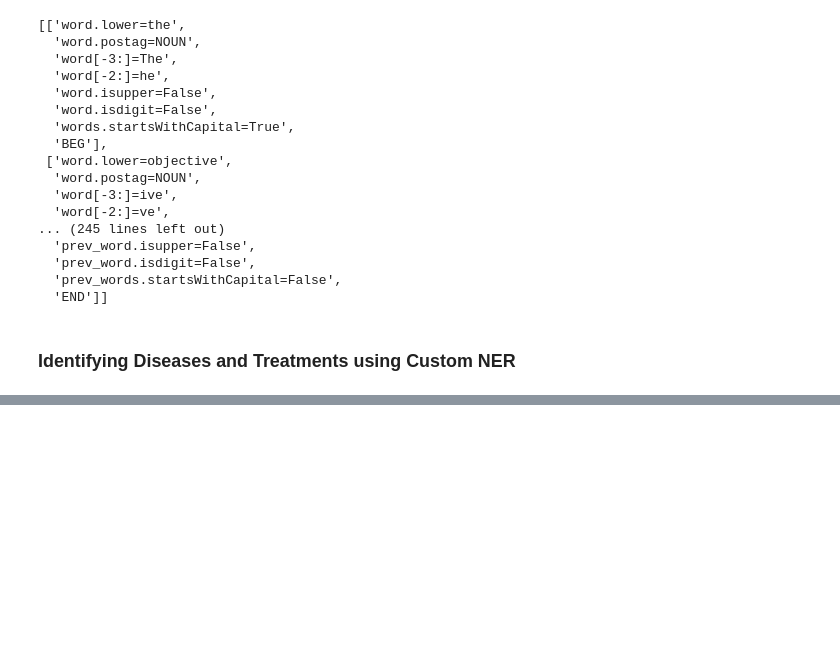
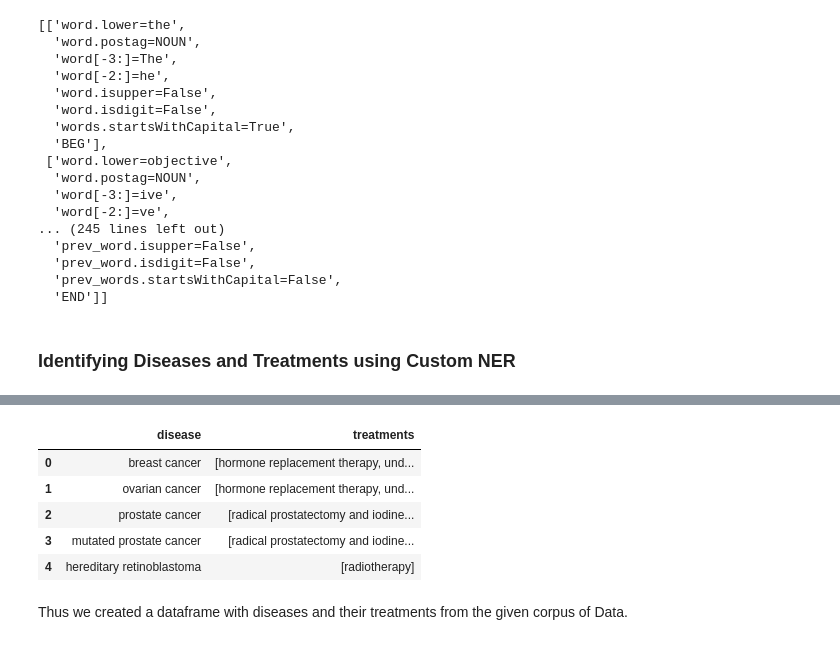
Before and after one commit to Ashik-Mohammed-S/Identifying-Entities-in-Healthcare-Data, a Jupyter notebook: Model.ipynb, the cells around one changed output, grey strips where cells are left out. Cells and saved outputs as stored; diff of their text form; code cells hidden in the pictures; blank space fills up the shorter version.

Commit message:
Data_Frame_created

```diff
--- a/Model.ipynb
+++ b/Model.ipynb
@@ -394,0 +464,7 @@ X_test[13]
+# %%
+# Creating a final version of our "disease_treatment" dictionary
+final_dict = {}
+for key in disease_treatment.keys():
+    if disease_treatment[key] != []:
+        final_dict[key] = disease_treatment[key]
+final_dict
@@ -394,0 +489,13 @@ X_test[13]
+# %%
+# Converting dictionary to a dataframe
+final_df = pd.DataFrame({"disease":final_dict.keys(),"treatments":final_dict.values()})
+final_df.head()
+# %% [output]
+|  | disease | treatments |
+| 0 | breast cancer | [hormone replacement therapy, und... |
+| 1 | ovarian cancer | [hormone replacement therapy, und... |
+| 2 | prostate cancer | [radical prostatectomy and iodine... |
+| 3 | mutated prostate cancer | [radical prostatectomy and iodine... |
+| 4 | hereditary retinoblastoma | [radiotherapy] |
+# %% [markdown]
+Thus we created a dataframe with diseases and their treatments from the given corpus of Data.
```
Also changed, not shown: parts of 4 cells of this notebook.
